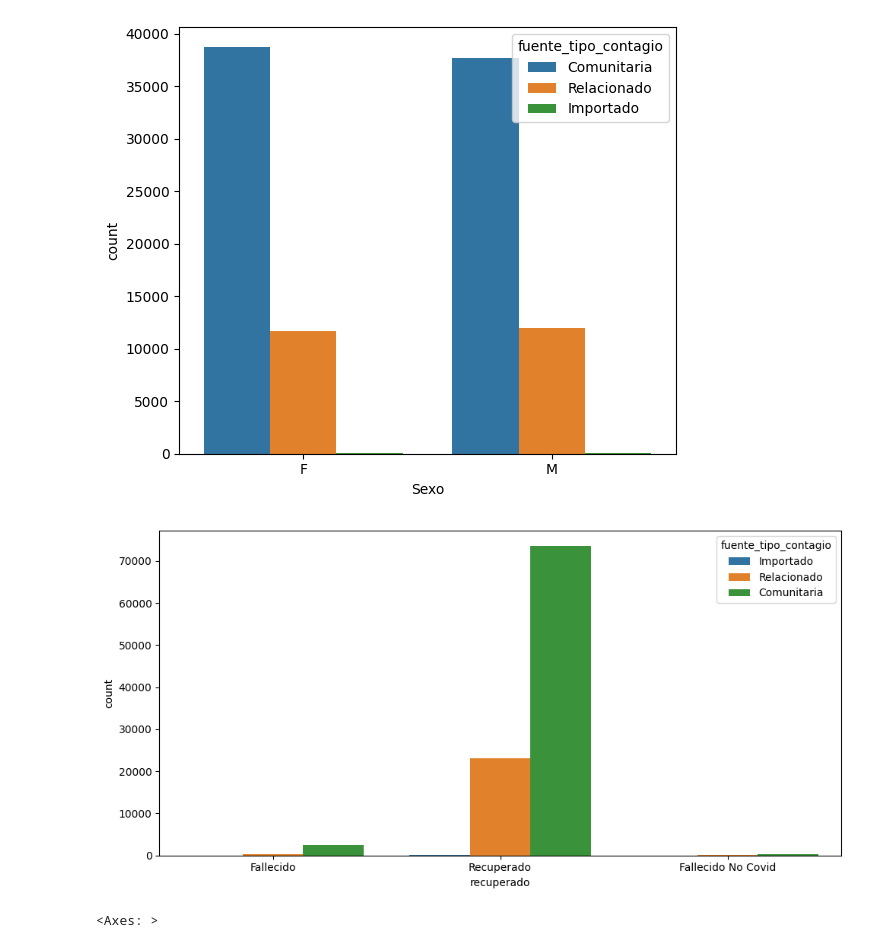
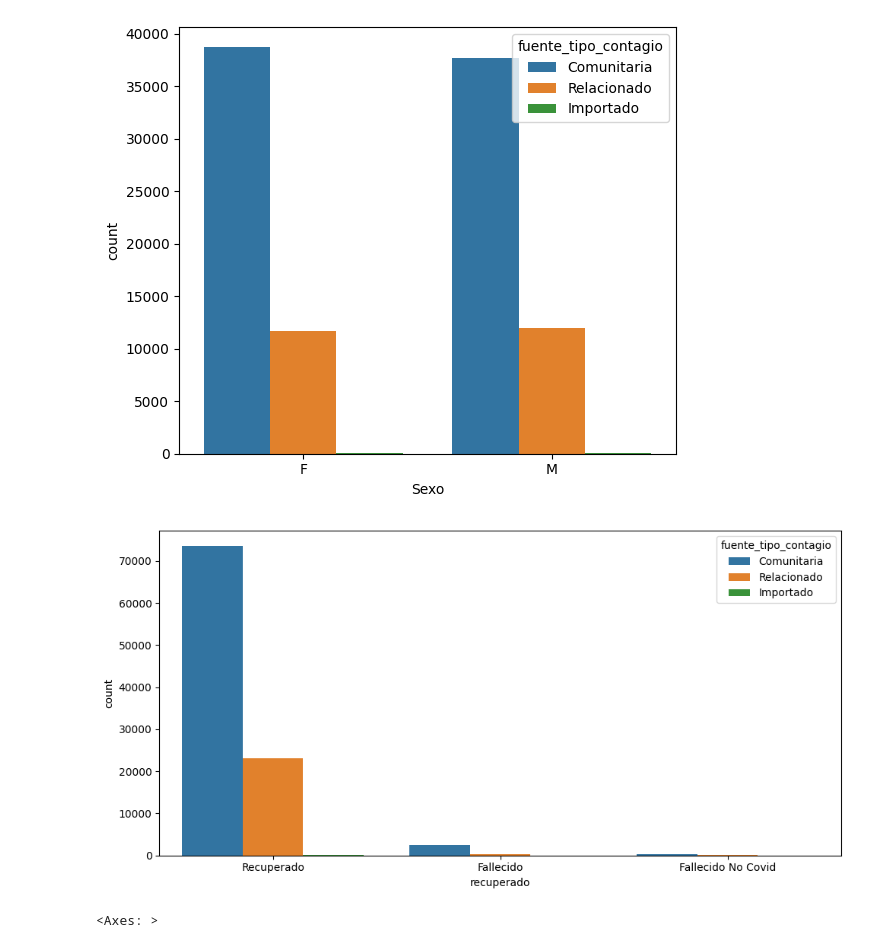
Before and after one commit to 4GeeksAcademy/remelop_Machine_Learning_Final_Project, a Jupyter notebook: src/Final_Project.ipynb, the cells around one changed output. Cells and saved outputs as stored; diff of their text form; code cells hidden in the pictures.

```diff
--- a/src/Final_Project.ipynb
+++ b/src/Final_Project.ipynb
@@ -702,12 +702,11 @@ plt.show()
 # %%
 fig, axis = plt.subplots(figsize=(10, 5))
 
-sns.countplot(data=data_clean, x="recuperado", hue="fuente_tipo_contagio")
-
+sns.countplot(data=data_clean, x="recuperado", hue="fuente_tipo_contagio", order=orden_recuperado, hue_order = orden_contagio)
 plt.tight_layout()
 plt.show()
 # %% [output]
-[figure, old version]
+[figure, new version]
 # %%
 numerical_columns = ['recuperado', 'año', 'mes', 'dia', 'departamento', 'edad', 'sexo_F', 'sexo_M', 'fuente_tipo_contagio', 'tipo_recuperacion', 'per_etn_', 'viajo']
 # %%
```
Also changed, not shown: parts of 20 cells of this notebook, 1 other file.
